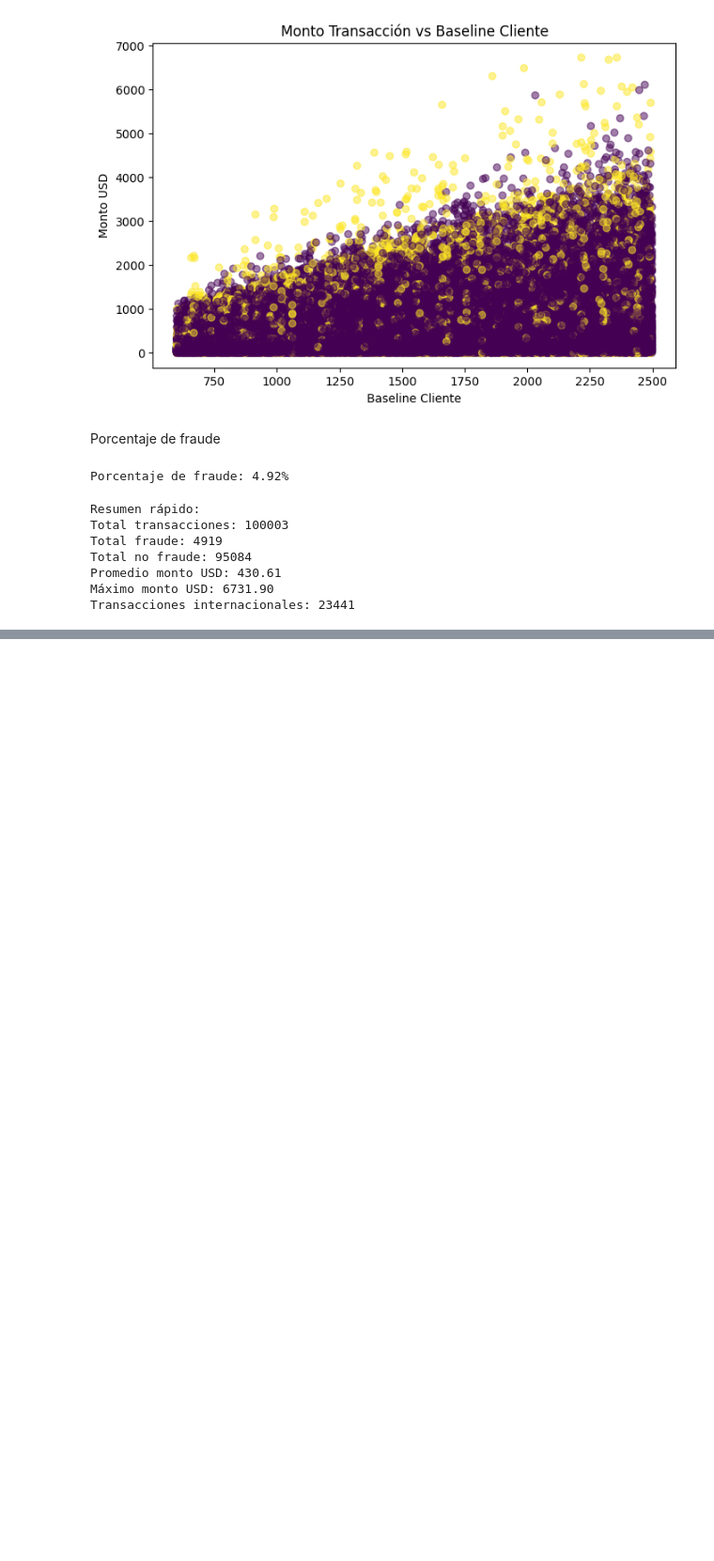
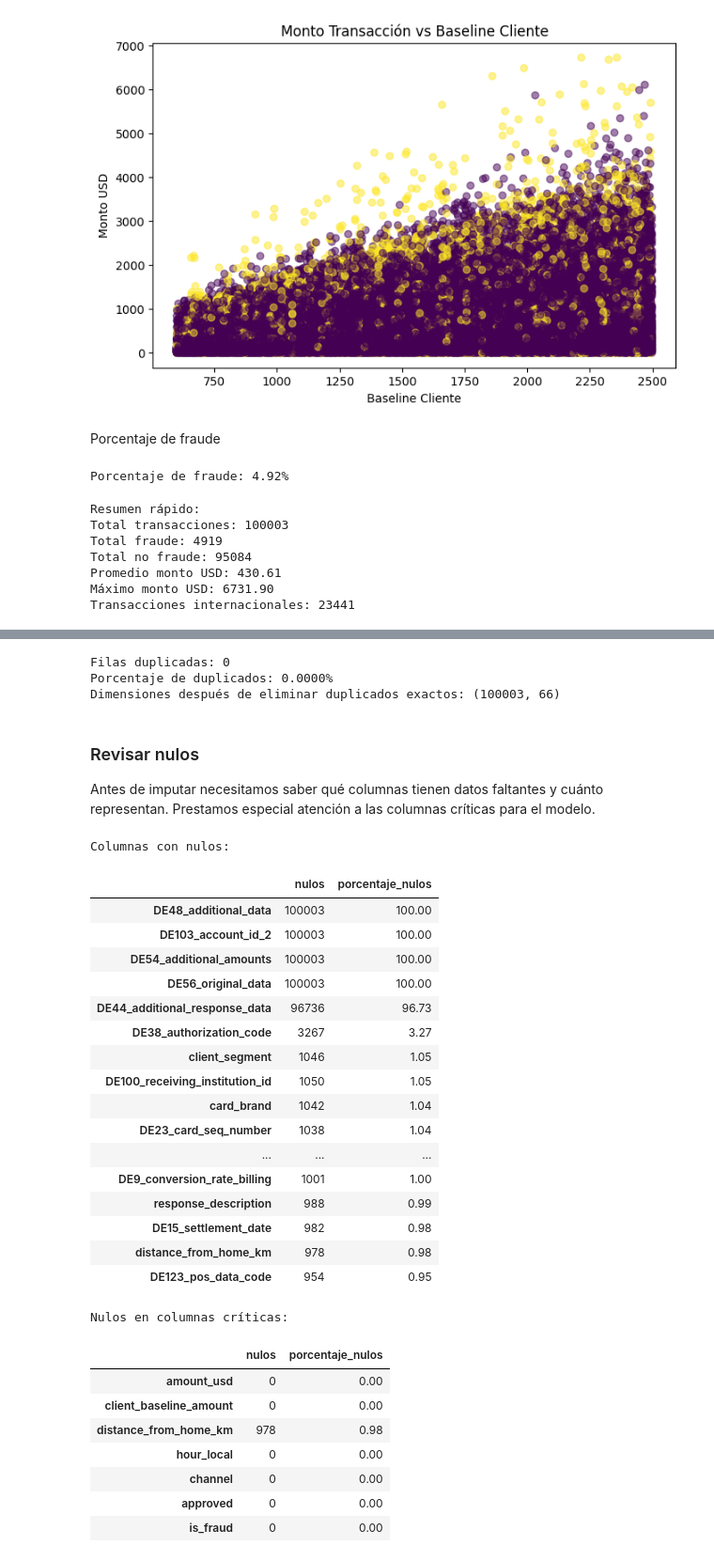
Before and after one commit to JPS4321/AnalisisFraude_plusTI, a Jupyter notebook: Analisis_Exploratorio_Bolivia.ipynb, the cells around one changed output, grey strips where cells are left out. Shown at 94% size. Saved outputs shown, nothing was run; the diff lists cells and outputs as text; code cells hidden in the pictures; blank space fills up the shorter version.

```diff
--- a/Analisis_Exploratorio_Bolivia.ipynb
+++ b/Analisis_Exploratorio_Bolivia.ipynb
@@ -271,0 +278,5 @@ Transacciones internacionales: 23441
+# %%
+df_clean = df.copy()
+
+print("Dimensiones originales:", df.shape)
+print("Dimensiones copia de limpieza:", df_clean.shape)
@@ -271,0 +319,67 @@ Transacciones internacionales: 23441
+# %%
+duplicados = df_clean.duplicated().sum()
+porcentaje_duplicados = duplicados / len(df_clean) * 100
+
+print("Filas duplicadas:", duplicados)
+print(f"Porcentaje de duplicados: {porcentaje_duplicados:.4f}%")
+
+df_clean = df_clean.drop_duplicates().reset_index(drop=True)
+
+print("Dimensiones después de eliminar duplicados exactos:", df_clean.shape)
+# %% [output]
+Filas duplicadas: 0
+Porcentaje de duplicados: 0.0000%
+Dimensiones después de eliminar duplicados exactos: (100003, 66)
+# %% [markdown]
+### Revisar nulos
+
+Antes de imputar necesitamos saber qué columnas tienen datos faltantes y cuánto representan. Prestamos especial atención a las columnas críticas para el modelo.
+# %%
+tabla_nulos = pd.DataFrame({
+    "nulos": df_clean.isnull().sum(),
+    "porcentaje_nulos": (df_clean.isnull().mean() * 100).round(2)
+}).sort_values("porcentaje_nulos", ascending=False)
+
+print("Columnas con nulos:")
+display(tabla_nulos[tabla_nulos["nulos"] > 0])
+
+columnas_criticas = [
+    "amount_usd",
+    "client_baseline_amount",
+    "distance_from_home_km",
+    "hour_local",
+    "channel",
+    "approved",
+    "is_fraud"
+]
+
+print("\nNulos en columnas críticas:")
+display(tabla_nulos.loc[columnas_criticas])
+# %% [output]
+Columnas con nulos:
+|  | nulos | porcentaje_nulos |
+| DE48_additional_data | 100003 | 100.00 |
+| DE103_account_id_2 | 100003 | 100.00 |
+| DE54_additional_amounts | 100003 | 100.00 |
+| DE56_original_data | 100003 | 100.00 |
+| DE44_additional_response_data | 96736 | 96.73 |
+| DE38_authorization_code | 3267 | 3.27 |
+| client_segment | 1046 | 1.05 |
+| DE100_receiving_institution_id | 1050 | 1.05 |
+| card_brand | 1042 | 1.04 |
+| DE23_card_seq_number | 1038 | 1.04 |
+| ... | ... | ... |
+| DE9_conversion_rate_billing | 1001 | 1.00 |
+| response_description | 988 | 0.99 |
+| DE15_settlement_date | 982 | 0.98 |
+| distance_from_home_km | 978 | 0.98 |
+| DE123_pos_data_code | 954 | 0.95 |
+Nulos en columnas críticas:
+|  | nulos | porcentaje_nulos |
+| amount_usd | 0 | 0.00 |
+| client_baseline_amount | 0 | 0.00 |
+| distance_from_home_km | 978 | 0.98 |
+| hour_local | 0 | 0.00 |
+| channel | 0 | 0.00 |
+| approved | 0 | 0.00 |
+| is_fraud | 0 | 0.00 |
```
Also changed, not shown: parts of 30 cells of this notebook.
